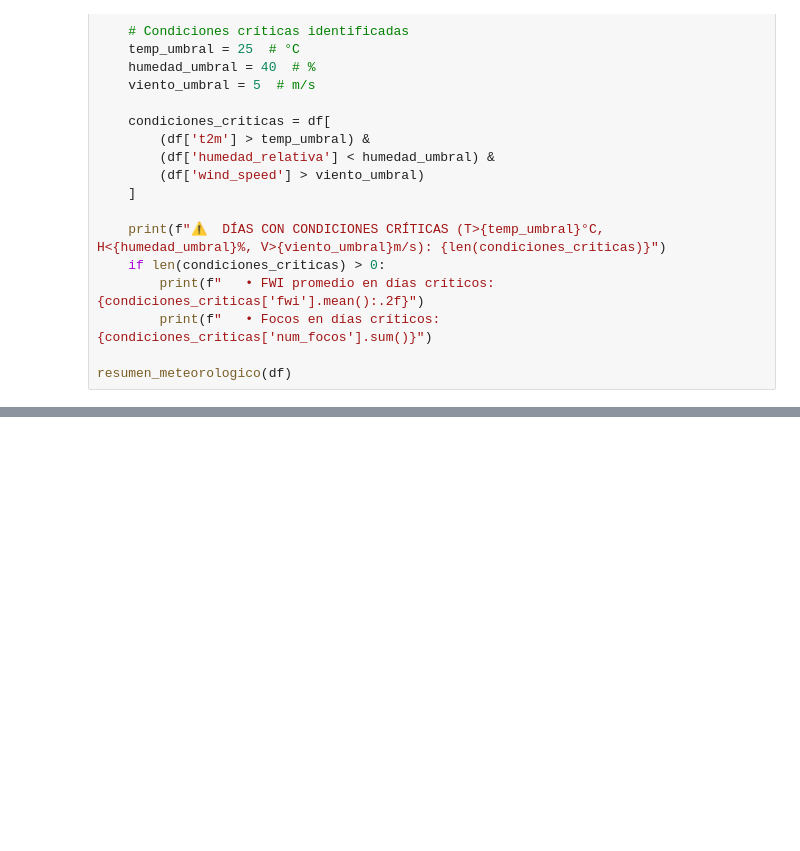
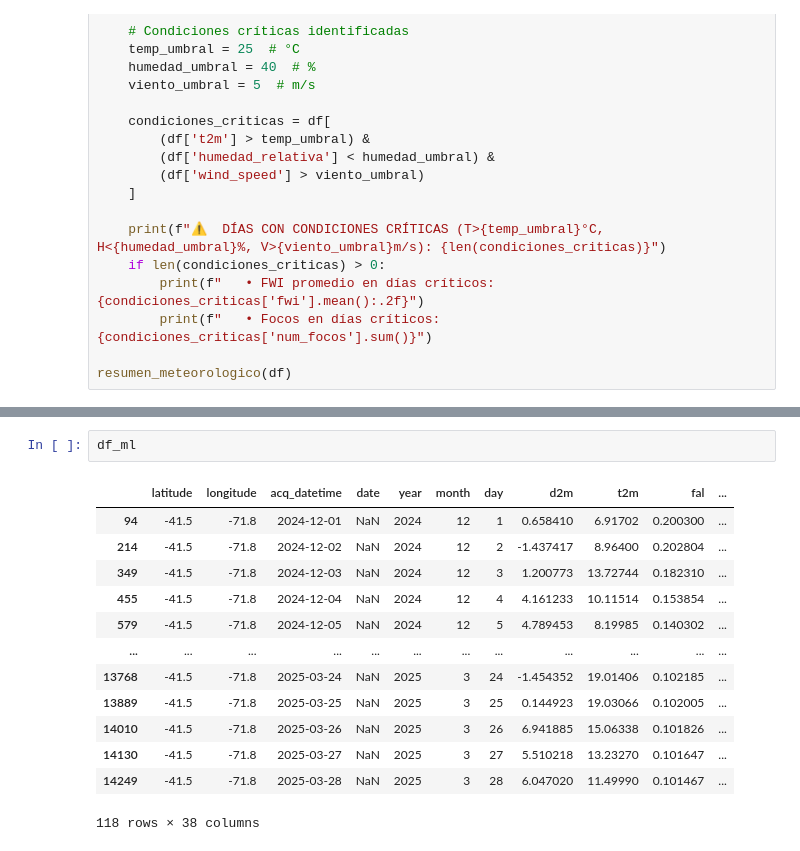
Before and after one commit to HunterCitto/199---Seminario-Final, a Jupyter notebook: notebooks/Seminario Final (CURRENT).ipynb, the cells around one changed output, grey strips where cells are left out. Cells and saved outputs as stored; diff of their text form; blank space fills up the shorter version.

```diff
--- a/notebooks/Seminario Final (CURRENT).ipynb
+++ b/notebooks/Seminario Final (CURRENT).ipynb
@@ -2162,0 +2266,16 @@ resumen_meteorologico(df)
+# %%
+df_ml
+# %% [output]
+|  | latitude | longitude | acq_datetime | date | year | month | day | d2m | t2m | fal | ... |
+| 94 | -41.5 | -71.8 | 2024-12-01 | NaN | 2024 | 12 | 1 | 0.658410 | 6.91702 | 0.200300 | ... |
+| 214 | -41.5 | -71.8 | 2024-12-02 | NaN | 2024 | 12 | 2 | -1.437417 | 8.96400 | 0.202804 | ... |
+| 349 | -41.5 | -71.8 | 2024-12-03 | NaN | 2024 | 12 | 3 | 1.200773 | 13.72744 | 0.182310 | ... |
+| 455 | -41.5 | -71.8 | 2024-12-04 | NaN | 2024 | 12 | 4 | 4.161233 | 10.11514 | 0.153854 | ... |
+| 579 | -41.5 | -71.8 | 2024-12-05 | NaN | 2024 | 12 | 5 | 4.789453 | 8.19985 | 0.140302 | ... |
+| ... | ... | ... | ... | ... | ... | ... | ... | ... | ... | ... | ... |
+| 13768 | -41.5 | -71.8 | 2025-03-24 | NaN | 2025 | 3 | 24 | -1.454352 | 19.01406 | 0.102185 | ... |
+| 13889 | -41.5 | -71.8 | 2025-03-25 | NaN | 2025 | 3 | 25 | 0.144923 | 19.03066 | 0.102005 | ... |
+| 14010 | -41.5 | -71.8 | 2025-03-26 | NaN | 2025 | 3 | 26 | 6.941885 | 15.06338 | 0.101826 | ... |
+| 14130 | -41.5 | -71.8 | 2025-03-27 | NaN | 2025 | 3 | 27 | 5.510218 | 13.23270 | 0.101647 | ... |
+| 14249 | -41.5 | -71.8 | 2025-03-28 | NaN | 2025 | 3 | 28 | 6.047020 | 11.49990 | 0.101467 | ... |
+118 rows × 38 columns
```
Also changed, not shown: parts of 22 cells of this notebook, 1 other file.
